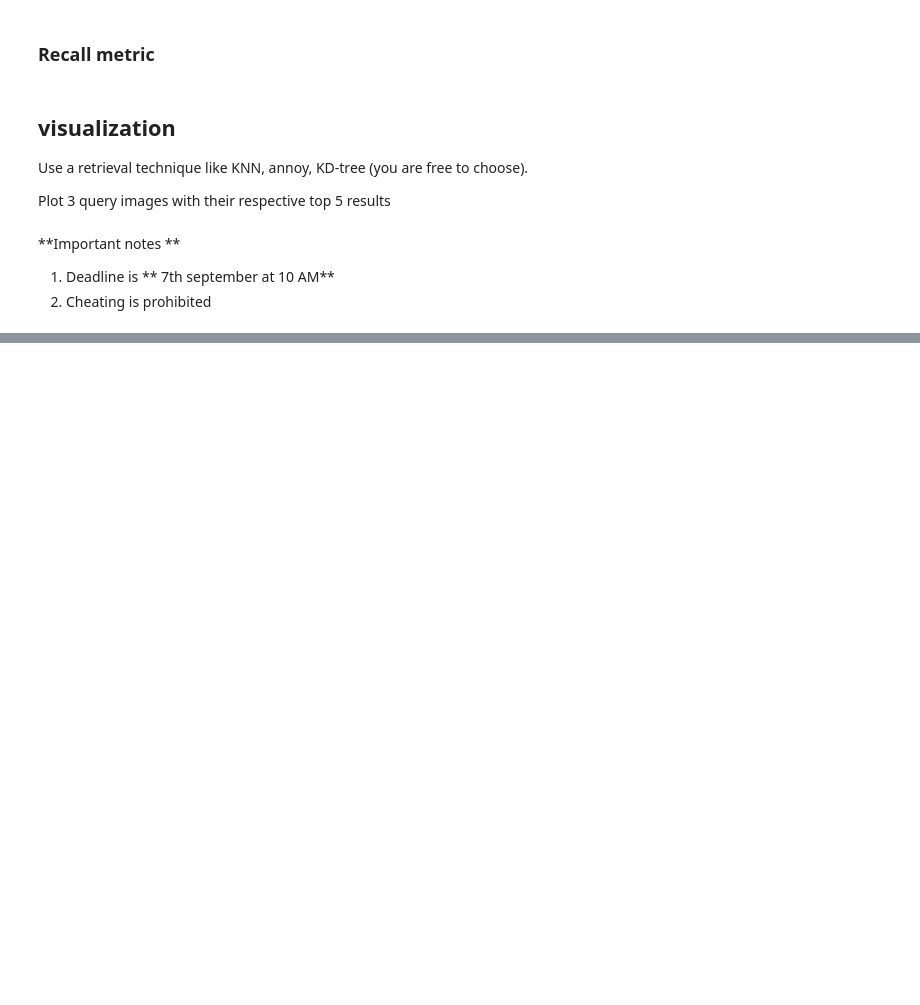
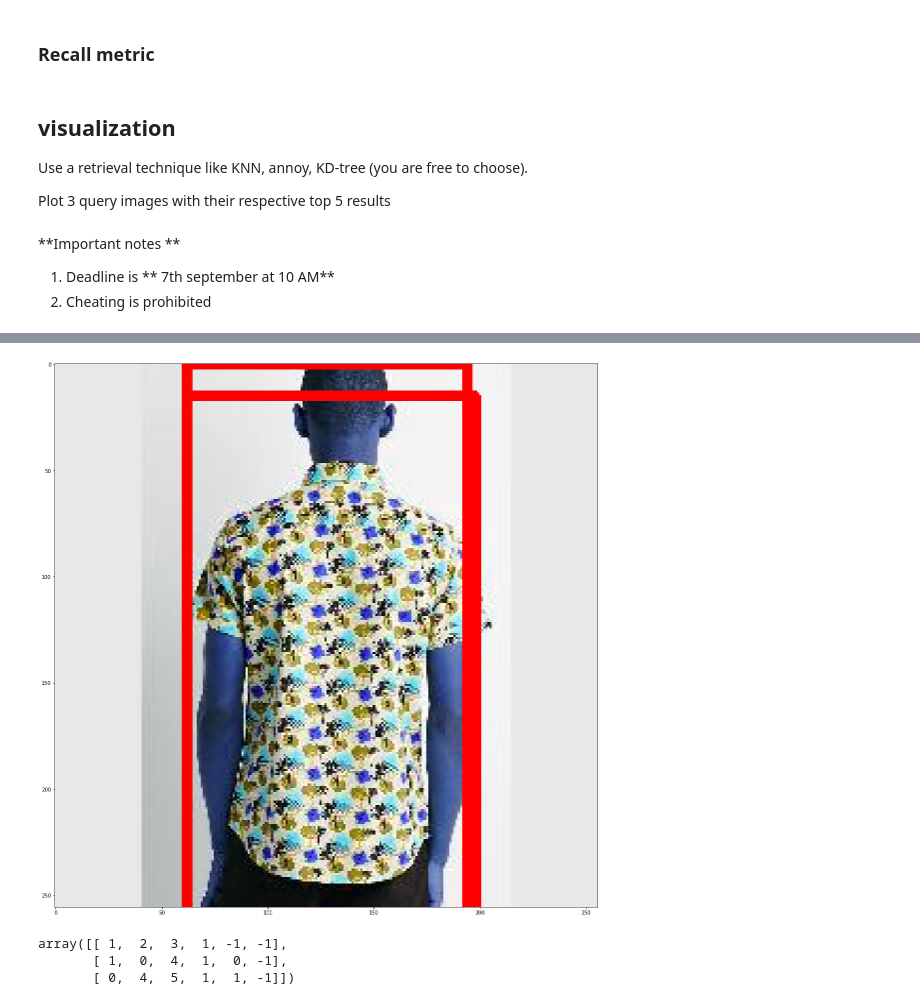
Before and after one commit to MaEvGoR/ContentBased_ImageSearch, a Jupyter notebook: Assignment_1_Content_based_image_search.ipynb, the cells around one changed output, grey strips where cells are left out. Saved outputs shown, nothing was run; the diff lists cells and outputs as text; code cells hidden in the pictures; blank space fills up the shorter version.

Commit message:
Create simple model

```diff
--- a/Assignment_1_Content_based_image_search.ipynb
+++ b/Assignment_1_Content_based_image_search.ipynb
@@ -136,0 +310,18 @@ ModuleNotFoundError: No module named 'detectron2.engine'
+# %%
+import cv2
+import matplotlib.pyplot as plt
+im = cv2.imread('Inshop-data//train_data/1855/img_MEN_Shirts_Polos_id_00003725_03_3_back.jpg')
+
+detections = detector.process(im)
+
+for x1, y1, x2, y2, cls_conf, cls_pred in detections:
+    x1, y1, x2, y2 = int(x1), int(y1), int(x2), int(y2)
+    cv2.rectangle(im,(x1,y1) , (x2,y2) , (255, 0, 0), 3)
+    font = cv2.FONT_HERSHEY_SIMPLEX
+    cv2.putText(im,str(cls_pred),(x1,y1-20), font, 0.5,(255,100,255),1,cv2.LINE_AA)
+
+plt.figure(figsize=(20, 20))
+plt.imshow(im)
+plt.show()
+# %% [output]
+[figure, added]
@@ -136,0 +333,6 @@ ModuleNotFoundError: No module named 'detectron2.engine'
+# %%
+a[np.where(a[:, 0:2] < 0)] = 0
+# %% [output]
+array([[ 1,  2,  3,  1, -1, -1],
+       [ 1,  0,  4,  1,  0, -1],
+       [ 0,  4,  5,  1,  1, -1]])
```
Also changed, not shown: parts of 21 cells of this notebook.
